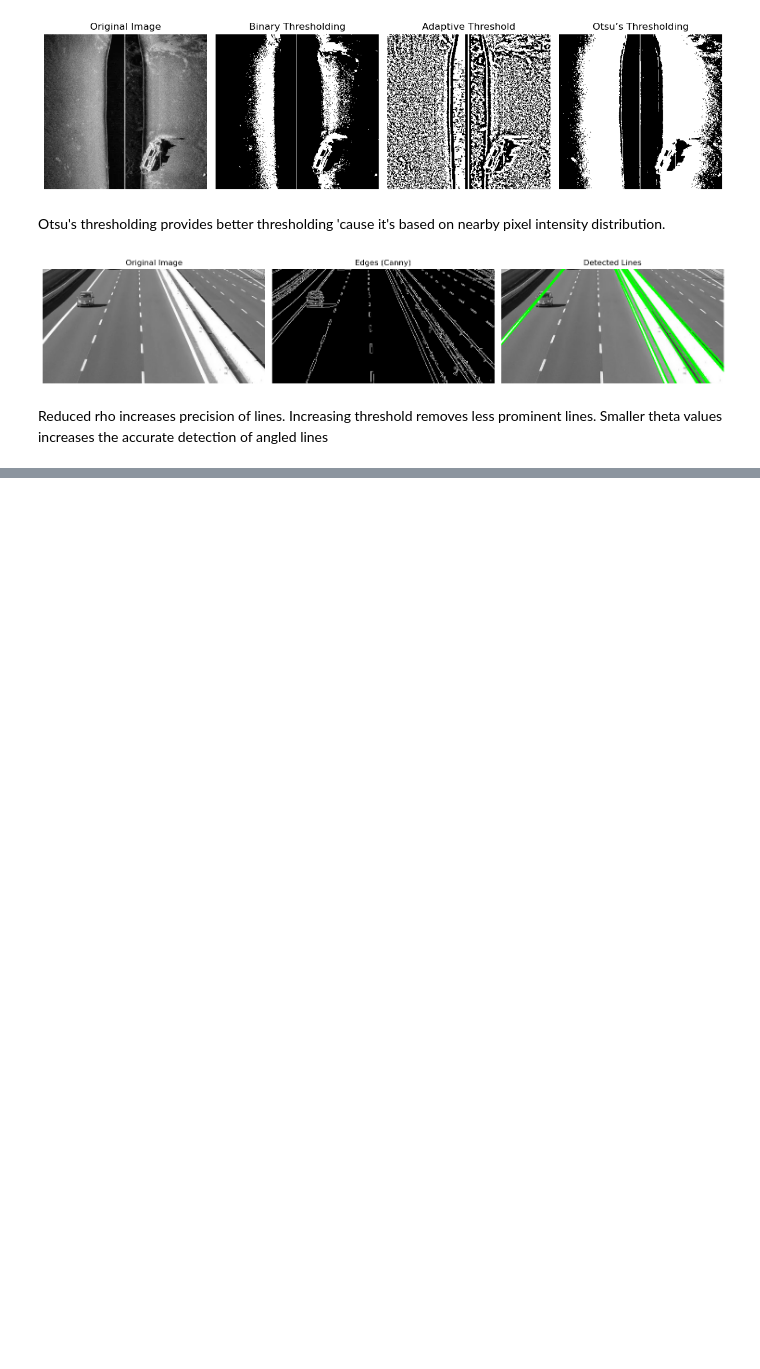
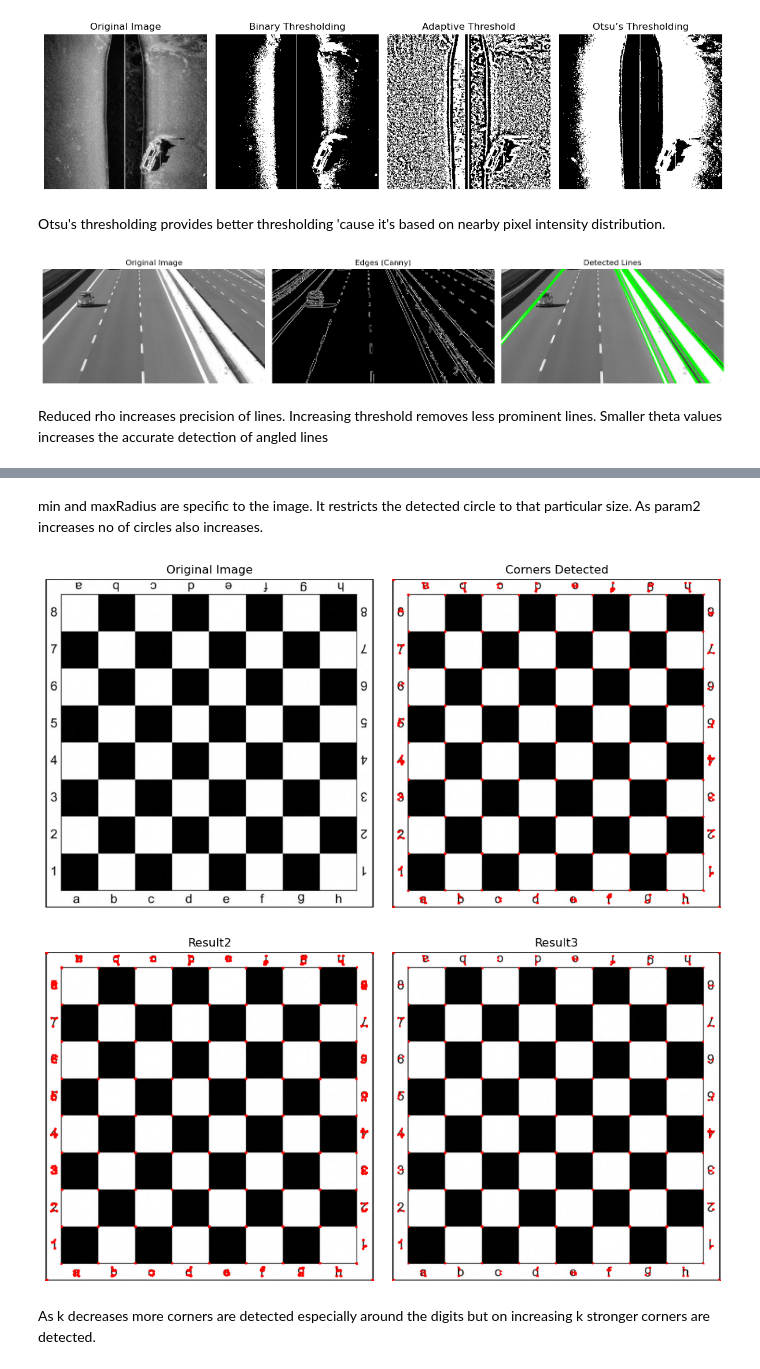
Before and after one commit to CS7-404-DIP-M24/a4-sanjaysj6282, a Jupyter notebook: main.ipynb, the cells around one changed output, grey strips where cells are left out. Drawn from its saved outputs; the diff is of its cells as text; code cells hidden in the pictures; blank space fills up the shorter version.

```diff
--- a/main.ipynb
+++ b/main.ipynb
@@ -111,0 +130,56 @@ plt.show()
+# %% [markdown]
+min and maxRadius are specific to the image. It restricts the detected circle to that particular size. As param2 increases no of circles also increases.
+# %%
+import cv2
+import numpy as np
+import matplotlib.pyplot as plt
+
+def harrisCornerDetection(image_path, blockSize=2, ksize=3, k=0.04, threshold=0.01):
+    image = cv2.imread(image_path)
+    gray_image = cv2.cvtColor(image, cv2.COLOR_BGR2GRAY)
+
+    gray_image = np.float32(gray_image)
+
+    harris_response = cv2.cornerHarris(gray_image, blockSize, ksize, k)
+
+    dilated_response = cv2.dilate(harris_response, None)
+
+    thresholded_image = image.copy()
+    threshold_value = threshold * dilated_response.max()
+    thresholded_image[dilated_response > threshold_value] = [0, 0, 255]  # Mark corners in red
+
+    return image, thresholded_image
+
+image_path = 'chessboard.jpeg'
+original, processed = harrisCornerDetection(image_path, blockSize=2, ksize=3, k=0.04, threshold=0.01)
+
+titles = ['Original Image', 'Corners Detected']
+images = [original, processed]
+
+plt.figure(figsize=(10, 5))
+for i in range(2):
+    plt.subplot(1, 2, i + 1)
+    plt.imshow(cv2.cvtColor(images[i], cv2.COLOR_BGR2RGB))
+    plt.title(titles[i])
+    plt.axis('off')
+plt.tight_layout()
+plt.show()
+
+_, res2 = harrisCornerDetection(image_path, blockSize=2, ksize=3, k=0.01, threshold=0.01)
+_, res3 = harrisCornerDetection(image_path, blockSize=2, ksize=3, k=0.08, threshold=0.01)
+titles = ['Result2', 'Result3']
+images = [res2, res3]
+
+plt.figure(figsize=(10, 5))
+for i in range(2):
+    plt.subplot(1, 2, i + 1)
+    plt.imshow(cv2.cvtColor(images[i], cv2.COLOR_BGR2RGB))
+    plt.title(titles[i])
+    plt.axis('off')
+plt.tight_layout()
+plt.show()
+# %% [output]
+[figure, added]
+[figure, added]
+# %% [markdown]
+As k decreases more corners are detected especially around the digits but on increasing k stronger corners are detected.
```
Also changed, not shown: parts of 2 cells of this notebook, 2 other files.
